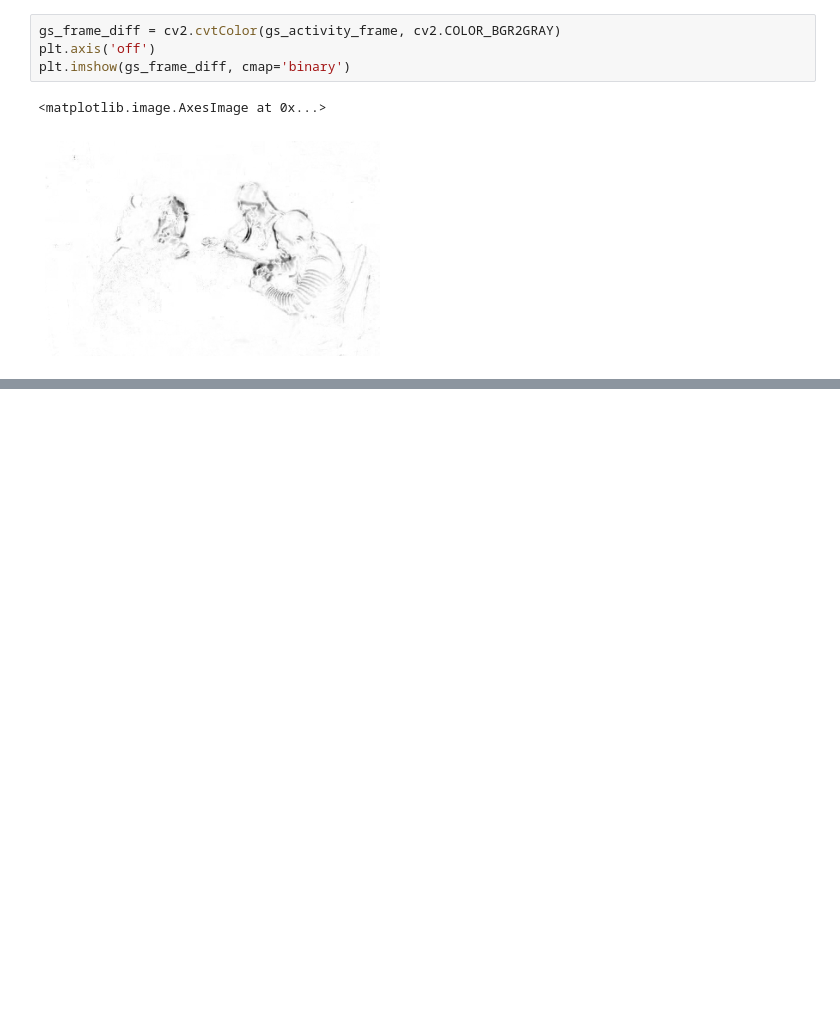
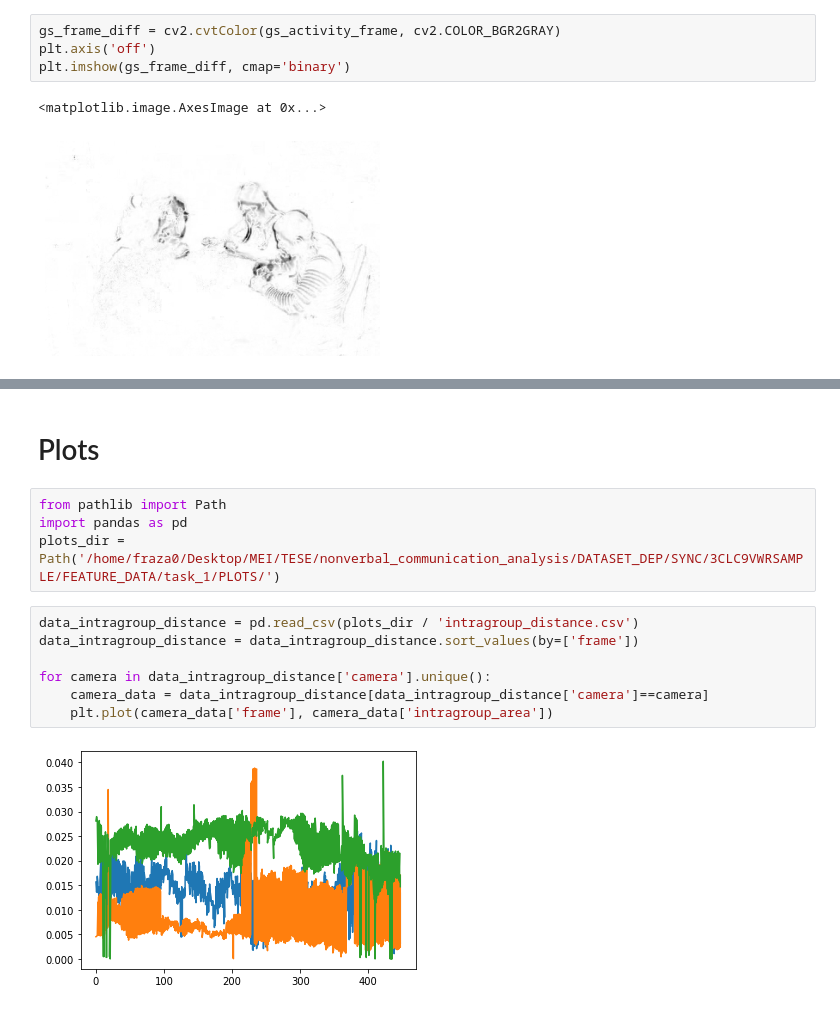
Before and after one commit to fraza0/nonverbal_communication_analysis, a Jupyter notebook: nonverbal_communication_analysis/m6_Visualization/Report_Images.ipynb, the cells around one changed output, grey strips where cells are left out. Saved outputs shown, nothing was run; the diff lists cells and outputs as text; blank space fills up the shorter version.

```diff
--- a/nonverbal_communication_analysis/m6_Visualization/Report_Images.ipynb
+++ b/nonverbal_communication_analysis/m6_Visualization/Report_Images.ipynb
@@ -53,3 +53,18 @@ plt.imshow(activity_frame, cmap=plt.cm.Reds, alpha=0.7)
 # %% [output]
 <matplotlib.image.AxesImage at 0x...>
 [figure]
+# %% [markdown]
+# Plots
+# %%
+from pathlib import Path
+import pandas as pd
+plots_dir = Path('/home/fraza0/Desktop/MEI/TESE/nonverbal_communication_analysis/DATASET_DEP/SYNC/3CLC9VWRSAMPLE/FEATURE_DATA/task_1/PLOTS/')
+# %%
+data_intragroup_distance = pd.read_csv(plots_dir / 'intragroup_distance.csv')
+data_intragroup_distance = data_intragroup_distance.sort_values(by=['frame'])
+
+for camera in data_intragroup_distance['camera'].unique():
+    camera_data = data_intragroup_distance[data_intragroup_distance['camera']==camera]
+    plt.plot(camera_data['frame'], camera_data['intragroup_area'])
+# %% [output]
+[figure, added]
```
Also changed, not shown: parts of 3 cells of this notebook.
